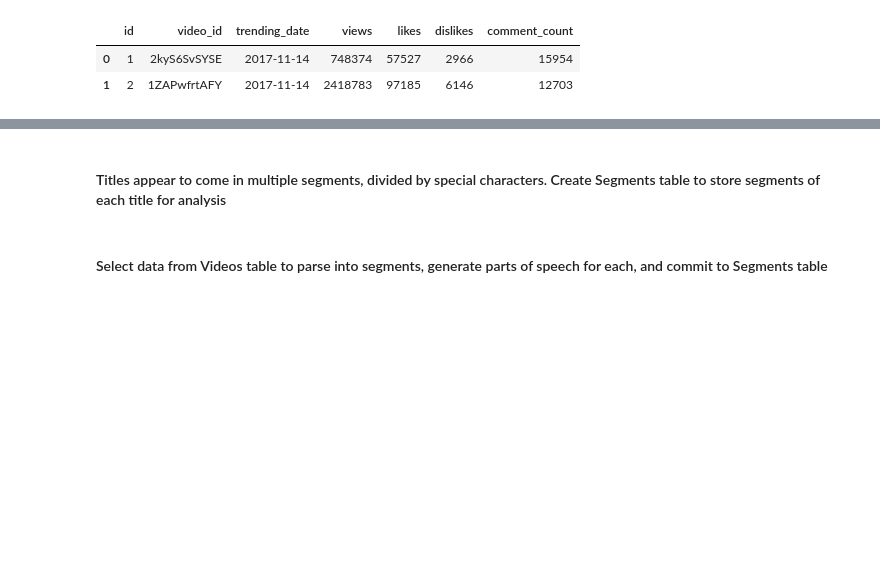
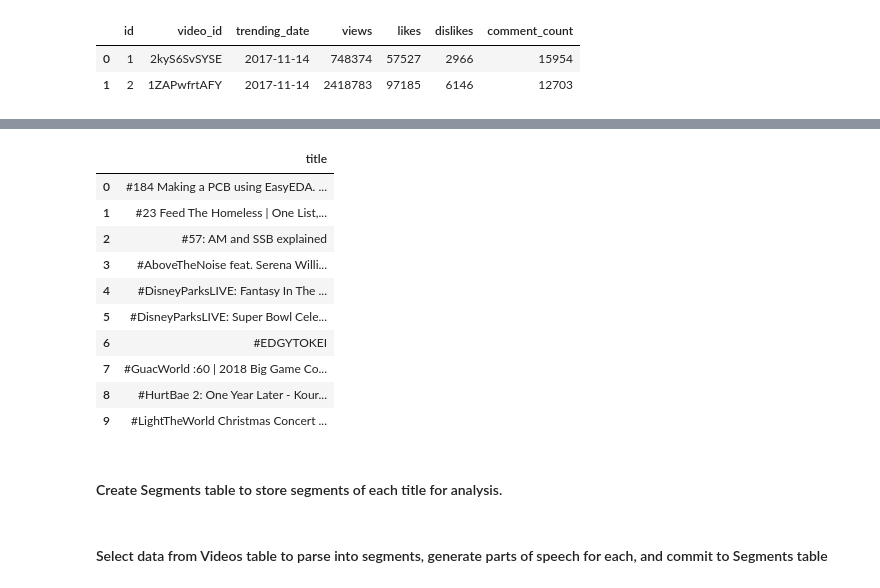
Before and after one commit to epiphannie/youtube_title_analysis, a Jupyter notebook: youtube_titles_experiment.ipynb, the cells around one changed output, grey strips where cells are left out. Saved outputs shown, nothing was run; the diff lists cells and outputs as text; code cells hidden in the pictures; blank space fills up the shorter version.

```diff
--- a/youtube_titles_experiment.ipynb
+++ b/youtube_titles_experiment.ipynb
@@ -370,5 +392,21 @@ select_time
+# %%
+select_video_titles = run_sql_pd('SELECT title FROM tblVideos ORDER BY title ASC LIMIT 10;')
+
+select_video_titles
+# %% [output]
+|  | title |
+| 0 | #184 Making a PCB using EasyEDA. ... |
+| 1 | #23 Feed The Homeless | One List,... |
+| 2 | #57: AM and SSB explained |
+| 3 | #AboveTheNoise feat. Serena Willi... |
+| 4 | #DisneyParksLIVE: Fantasy In The ... |
+| 5 | #DisneyParksLIVE: Super Bowl Cele... |
+| 6 | #EDGYTOKEI |
+| 7 | #GuacWorld :60 | 2018 Big Game Co... |
+| 8 | #HurtBae 2: One Year Later - Kour... |
+| 9 | #LightTheWorld Christmas Concert ... |
 # %% [markdown]
-#### Titles appear to come in multiple segments, divided by special characters. Create Segments table to store segments of each title for analysis
+####  Create Segments table to store segments of each title for analysis.
 # %%
 create_statement_segments = '''
     CREATE TABLE tblSegments (
```
Also changed, not shown: parts of 33 cells of this notebook.
